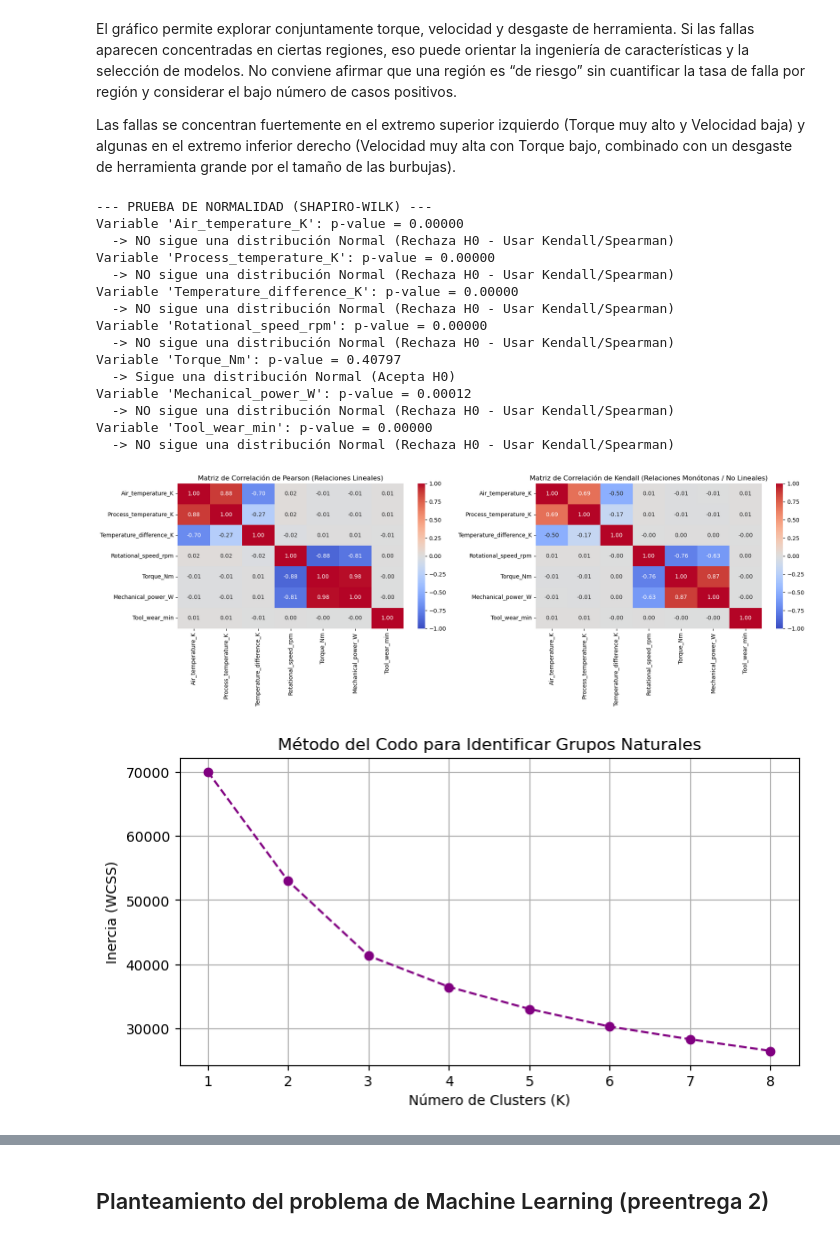
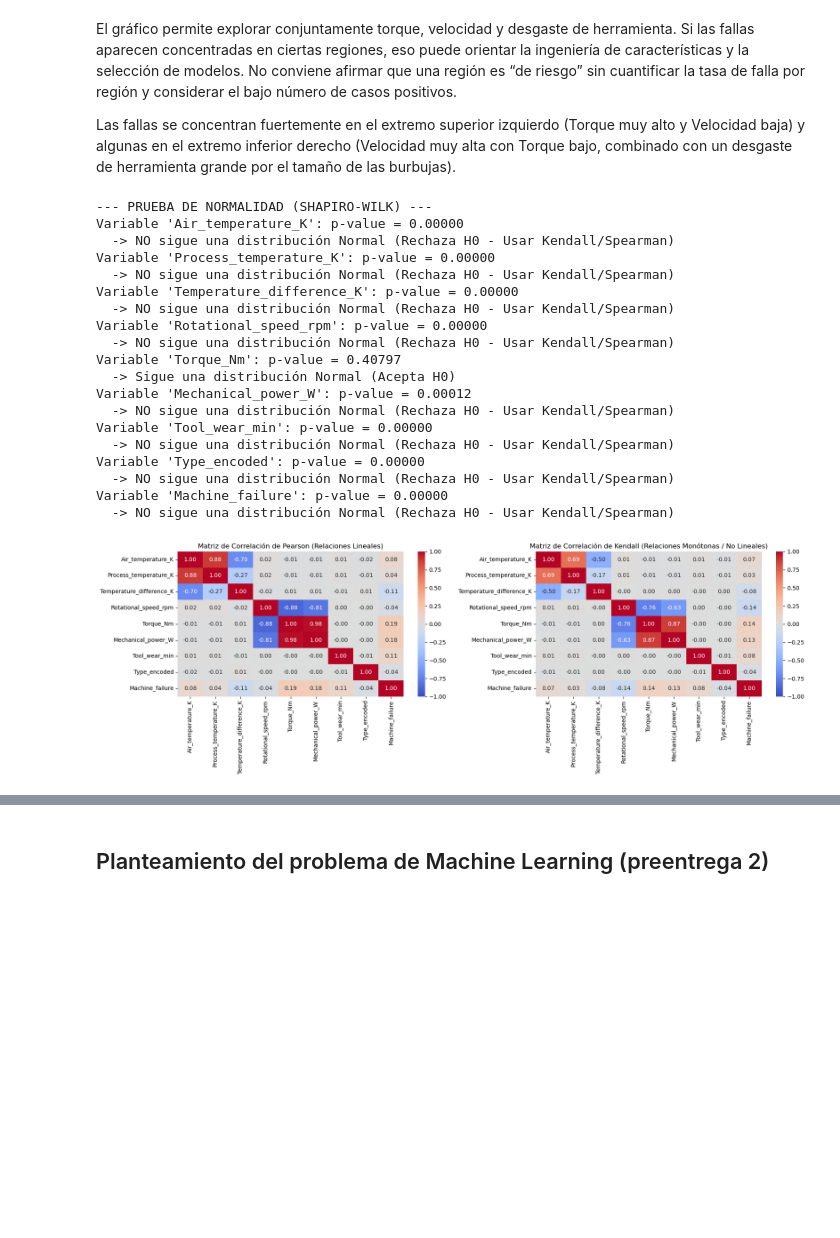
Before and after one commit to rubiosanti3-arch/Proyecto-Final-YPF-DS---Grupo-8, a Jupyter notebook: data_pipeline.ipynb, the cells around one changed output, grey strips where cells are left out. Saved outputs shown, nothing was run; the diff lists cells and outputs as text; code cells hidden in the pictures; blank space fills up the shorter version.

```diff
--- a/data_pipeline.ipynb
+++ b/data_pipeline.ipynb
@@ -64,6 +64,9 @@ df.head()
 | 2 | 3 | L47182 | L | 298.1 | 308.5 | 1498 | ... |
 | 3 | 4 | L47183 | L | 298.2 | 308.6 | 1433 | ... |
 | 4 | 5 | L47184 | L | 298.2 | 308.7 | 1408 | ... |
+# %%
+# Eliminamos las variables UDI y Product_ID
+df.drop(columns=['UDI', 'Product_ID'], inplace=True)
 # %%
 # Creamos un nuevo DataFrame para juntar informaciones
 info_df = pd.DataFrame({
@@ -520,21 +545,25 @@ El gráfico permite explorar conjuntamente torque, velocidad y desgaste de herra
 
 Las fallas se concentran fuertemente en el extremo superior izquierdo (Torque muy alto y Velocidad baja) y algunas en el extremo inferior derecho (Velocidad muy alta con Torque bajo, combinado con un desgaste de herramienta grande por el tamaño de las burbujas).
 # %%
-# Seleccionamos las variables numéricas continuas y las nuevas calculadas
-variables_numericas = [
+# Mapeamos la variable categórica ordinal a valores numéricos asumiendo jerarquía
+df_analisis['Type_encoded'] = df_analisis['Type'].map({'L': 1, 'M': 2, 'H': 3})
+
+# Seleccionamos las variables numéricas, la nueva ordinal codificada y el target
+variables_correlacion = [
     "Air_temperature_K", "Process_temperature_K", "Temperature_difference_K",
-    "Rotational_speed_rpm", "Torque_Nm", "Mechanical_power_W", "Tool_wear_min"
+    "Rotational_speed_rpm", "Torque_Nm", "Mechanical_power_W", "Tool_wear_min",
+    "Type_encoded", "Machine_failure"
 ]
 
-df_num = df_analisis[variables_numericas]
+df_num = df_analisis[variables_correlacion]
 
-# 1. ANÁLISIS DE DISTRIBUCIÓN Y NORMALIDAD
+# Análisis de distribución y normalidad
 print("--- PRUEBA DE NORMALIDAD (SHAPIRO-WILK) ---")
 # Nota: Shapiro-Wilk tiene un límite de 5000 registros en algunas librerías,
 # tomamos una muestra representativa para evaluar la forma.
 df_sample = df_num.sample(min(4000, len(df_num)), random_state=42)
 
-for col in variables_numericas:
+for col in variables_correlacion:
     stat, p_value = shapiro(df_sample[col])
     print(f"Variable '{col}': p-value = {p_value:.5f}")
     if p_value > 0.05:
@@ -553,56 +582,35 @@ plt.figure(figsize=(18, 6))
 # Matriz Pearson
 plt.subplot(1, 2, 1)
 corr_pearson = df_num.corr(method='pearson')
 sns.heatmap(corr_pearson, annot=True, cmap="coolwarm", fmt=".2f", vmin=-1, vmax=1)
 plt.title("Matriz de Correlación de Pearson (Relaciones Lineales)")
 
 # Matriz Kendall
 plt.subplot(1, 2, 2)
 corr_kendall = df_num.corr(method='kendall')
 sns.heatmap(corr_kendall, annot=True, cmap="coolwarm", fmt=".2f", vmin=-1, vmax=1)
 plt.title("Matriz de Correlación de Kendall (Relaciones Monótonas / No Lineales)")
 
 plt.tight_layout()
 plt.show()
-
-
-# 3. CLUSTERING NO SUPERVISADO (MÉTODO DEL CODO)
-
-# Para clustering es obligatorio escalar las variables para no sesgar por magnitudes
-scaler = StandardScaler()
-X_scaled = scaler.fit_transform(df_num)
-
-inercia = []
-valores_k = range(1, 9)
-
-for k in valores_k:
-    kmeans = KMeans(n_clusters=k, random_state=42, n_init=10)
-    kmeans.fit(X_scaled)
-    inercia.append(kmeans.inertia_)
-
-# Graficar el Método del Codo
-plt.figure(figsize=(8, 4))
-plt.plot(valores_k, inercia, marker='o', color='purple', linestyle='--')
-plt.title("Método del Codo para Identificar Grupos Naturales")
-plt.xlabel("Número de Clusters (K)")
-plt.ylabel("Inercia (WCSS)")
-plt.grid(True)
-plt.show()
 # %% [output]
 --- PRUEBA DE NORMALIDAD (SHAPIRO-WILK) ---
 Variable 'Air_temperature_K': p-value = 0.00000
   -> NO sigue una distribución Normal (Rechaza H0 - Usar Kendall/Spearman)
 Variable 'Process_temperature_K': p-value = 0.00000
   -> NO sigue una distribución Normal (Rechaza H0 - Usar Kendall/Spearman)
 Variable 'Temperature_difference_K': p-value = 0.00000
   -> NO sigue una distribución Normal (Rechaza H0 - Usar Kendall/Spearman)
 Variable 'Rotational_speed_rpm': p-value = 0.00000
   -> NO sigue una distribución Normal (Rechaza H0 - Usar Kendall/Spearman)
 Variable 'Torque_Nm': p-value = 0.40797
   -> Sigue una distribución Normal (Acepta H0)
 Variable 'Mechanical_power_W': p-value = 0.00012
   -> NO sigue una distribución Normal (Rechaza H0 - Usar Kendall/Spearman)
 Variable 'Tool_wear_min': p-value = 0.00000
   -> NO sigue una distribución Normal (Rechaza H0 - Usar Kendall/Spearman)
+Variable 'Type_encoded': p-value = 0.00000
+  -> NO sigue una distribución Normal (Rechaza H0 - Usar Kendall/Spearman)
+Variable 'Machine_failure': p-value = 0.00000
+  -> NO sigue una distribución Normal (Rechaza H0 - Usar Kendall/Spearman)
-[figure, old version]
+[figure, new version]
-[figure, removed]
```
Also changed, not shown: parts of 12 cells of this notebook.
